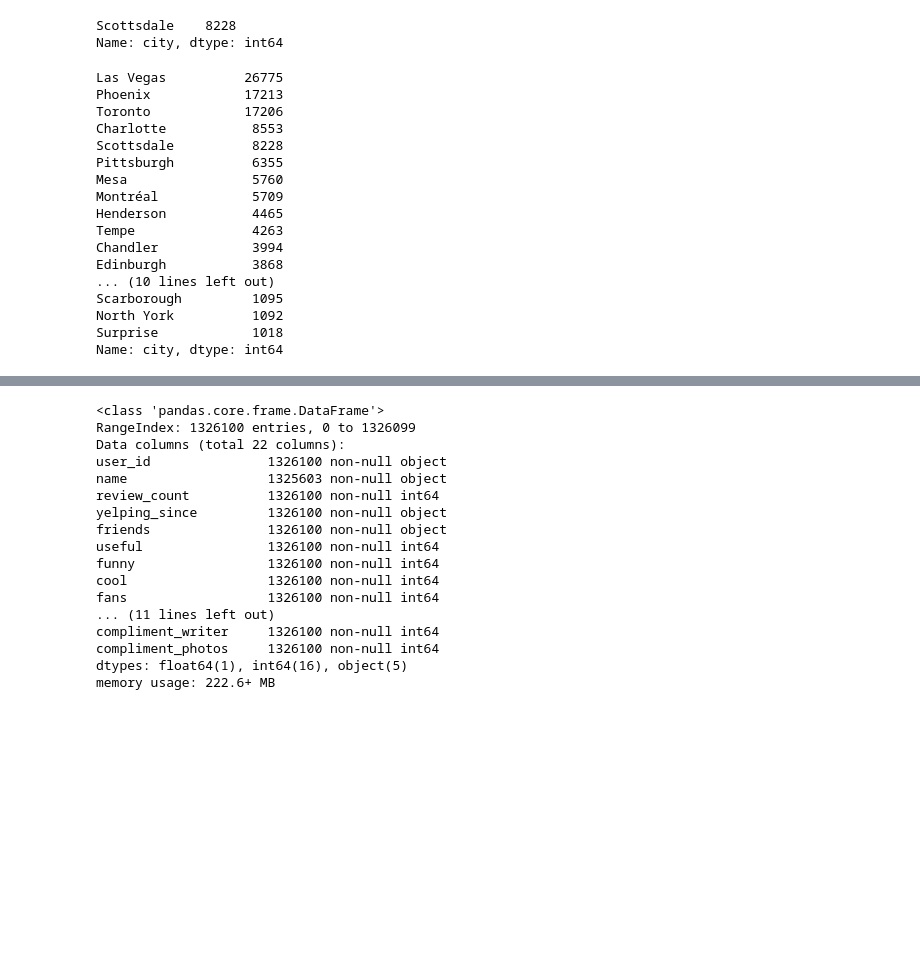
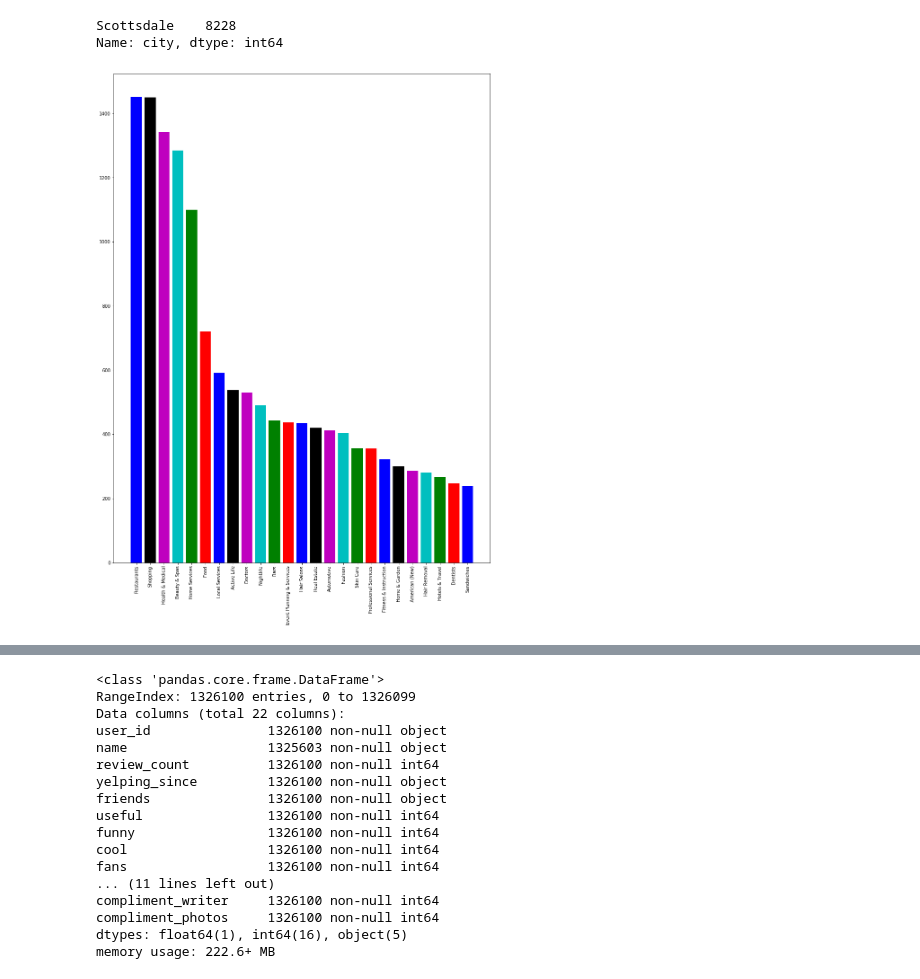
Before and after one commit to racineda/data-science-career-track, a Jupyter notebook: capstone-2-project/racine-david-capstone2.ipynb, the cells around one changed output, grey strips where cells are left out. Drawn from its saved outputs; the diff is of its cells as text; code cells hidden in the pictures; blank space fills up the shorter version.

```diff
--- a/capstone-2-project/racine-david-capstone2.ipynb
+++ b/capstone-2-project/racine-david-capstone2.ipynb
@@ -152,26 +180,24 @@ business_city_df.city.value_counts().head()
 # %% [output]
 Scottsdale    8228
 Name: city, dtype: int64
-# %%
-#
-# Print the top 25 cities.
-#
-business_df.city.value_counts().head(25)
-# %% [output]
-Las Vegas          26775
-Phoenix            17213
-Toronto            17206
-Charlotte           8553
-Scottsdale          8228
-Pittsburgh          6355
-Mesa                5760
-Montréal            5709
-Henderson           4465
-Tempe               4263
-Chandler            3994
-Edinburgh           3868
-... (10 lines left out)
-Scarborough         1095
-North York          1092
-Surprise            1018
-Name: city, dtype: int64
+# %%
+#
+# Count the categories.
+#
+words = [cat.split(';') for cat in business_city_df.categories.values]
+words_flat = [y for x in words for y in x]
+wordCount = Counter(words_flat)
+
+#
+# Plot the top 25 categories.
+#
+categories = list(wordCount.keys())
+categories = [[cat, wordCount[cat]] for cat in categories]
+categories = sorted(categories, key=lambda x: x[1], reverse=True)
+categories = categories[:25]
+plt.figure(figsize=(15,20))
+plt.bar(range(len(categories)),[x[1] for x in categories] ,align="center", color="bkmcgr")
+plt.xticks(range(len(categories)), [x[0] for x in categories], rotation="vertical")
+plt.show()
+# %% [output]
+[figure, added]
```
Also changed, not shown: parts of 54 cells of this notebook, 7 other files.
